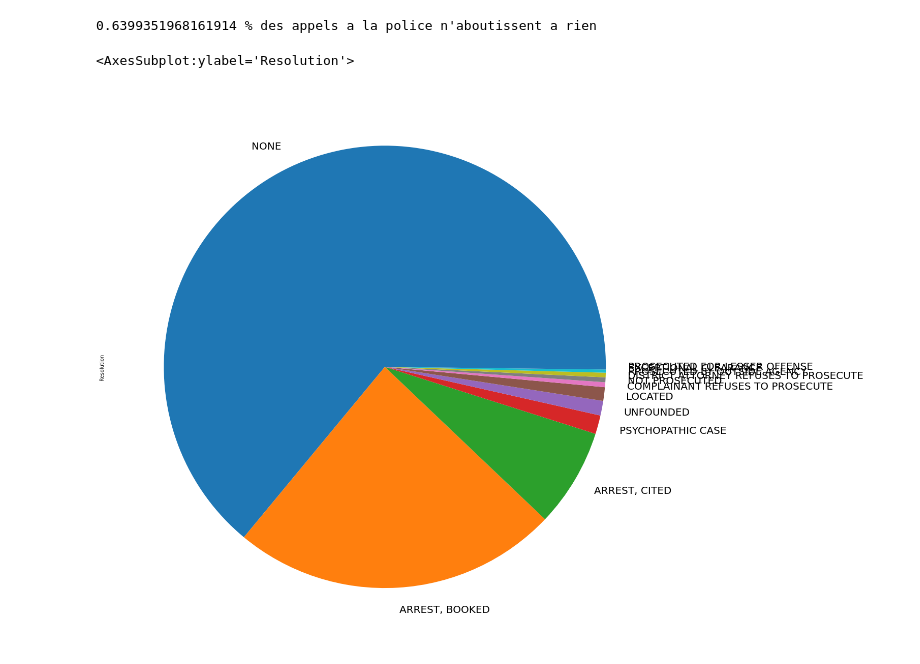
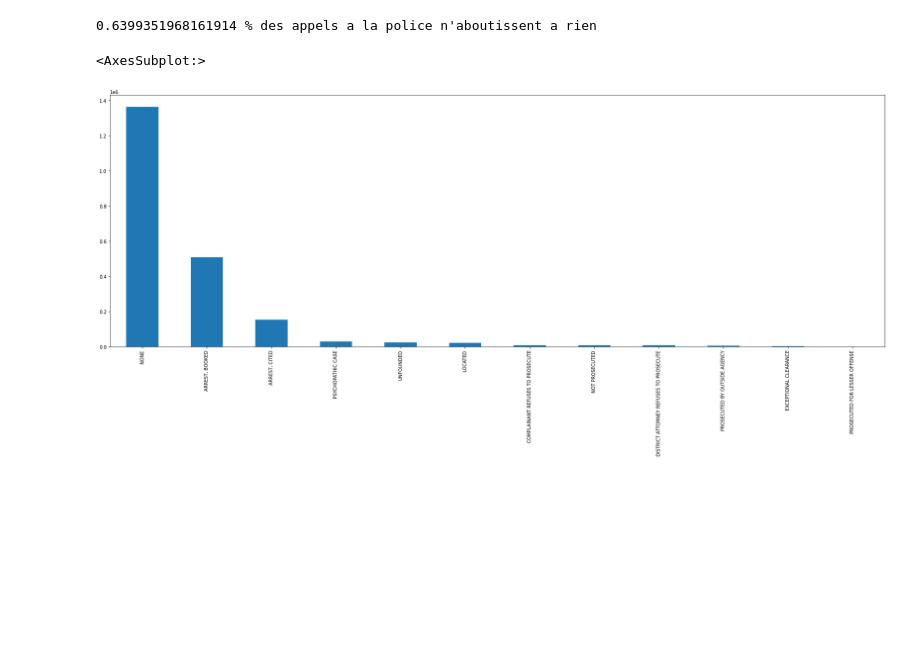
Before and after one commit to ArthurRochette/esp-ai, a Jupyter notebook: main.ipynb, the cells around one changed output. Cells and saved outputs as stored; diff of their text form; code cells hidden in the pictures; blank space fills up the shorter version.

```diff
--- a/main.ipynb
+++ b/main.ipynb
@@ -45,9 +48,9 @@ print(f"{df[df['Resolution'] == 'NONE'].shape[0] / df.shape[0]} % des appels a l
 # %%
 # pie resolution , bigger size
 
-df['Resolution'].value_counts().plot.pie(figsize=(20, 20), textprops={'fontsize': 20})
+df['Resolution'].value_counts().plot.bar(figsize=(30, 10))
 # %% [output]
-<AxesSubplot:ylabel='Resolution'>
+<AxesSubplot:>
-[figure, old version]
+[figure, new version]
 # %%
 color = ['red', 'blue', 'green', 'yellow', 'black', 'pink', 'purple', 'orange', 'brown', 'grey']
```
Also changed, not shown: parts of 12 cells of this notebook, 4 other files.
